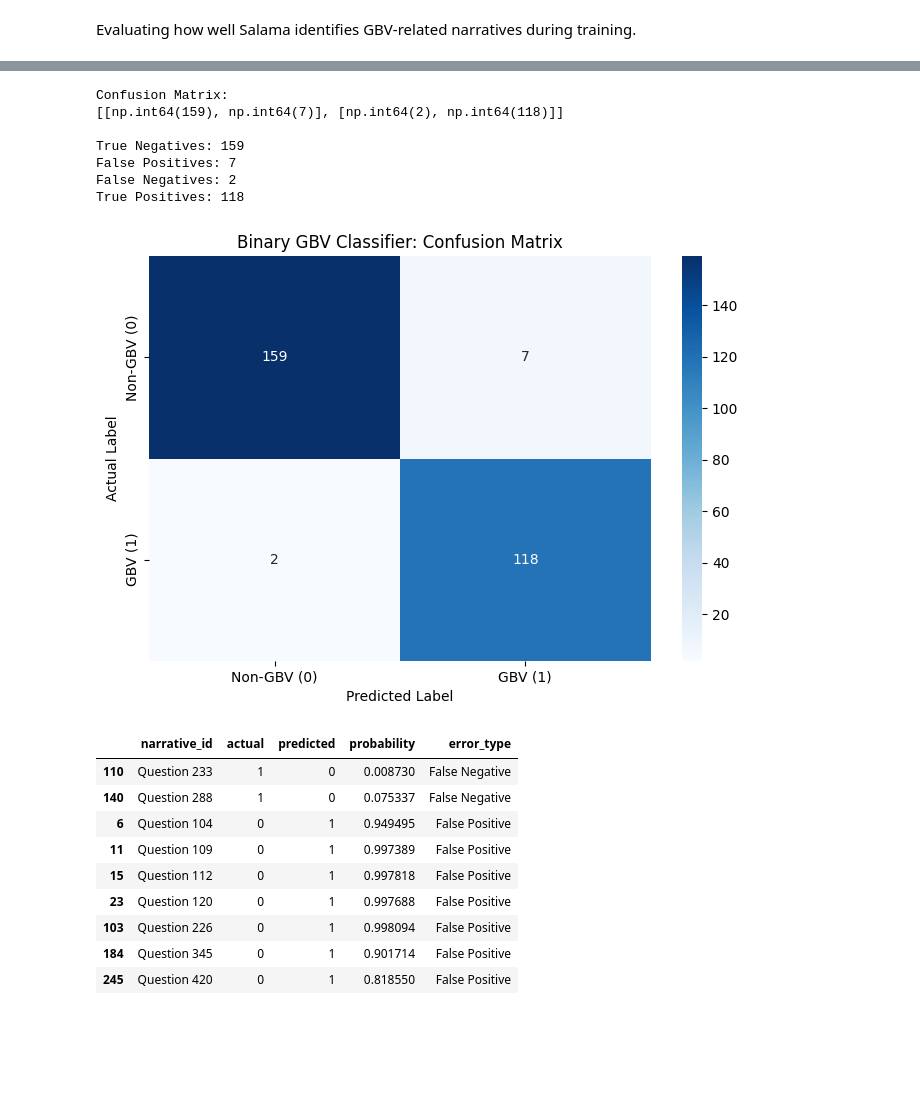
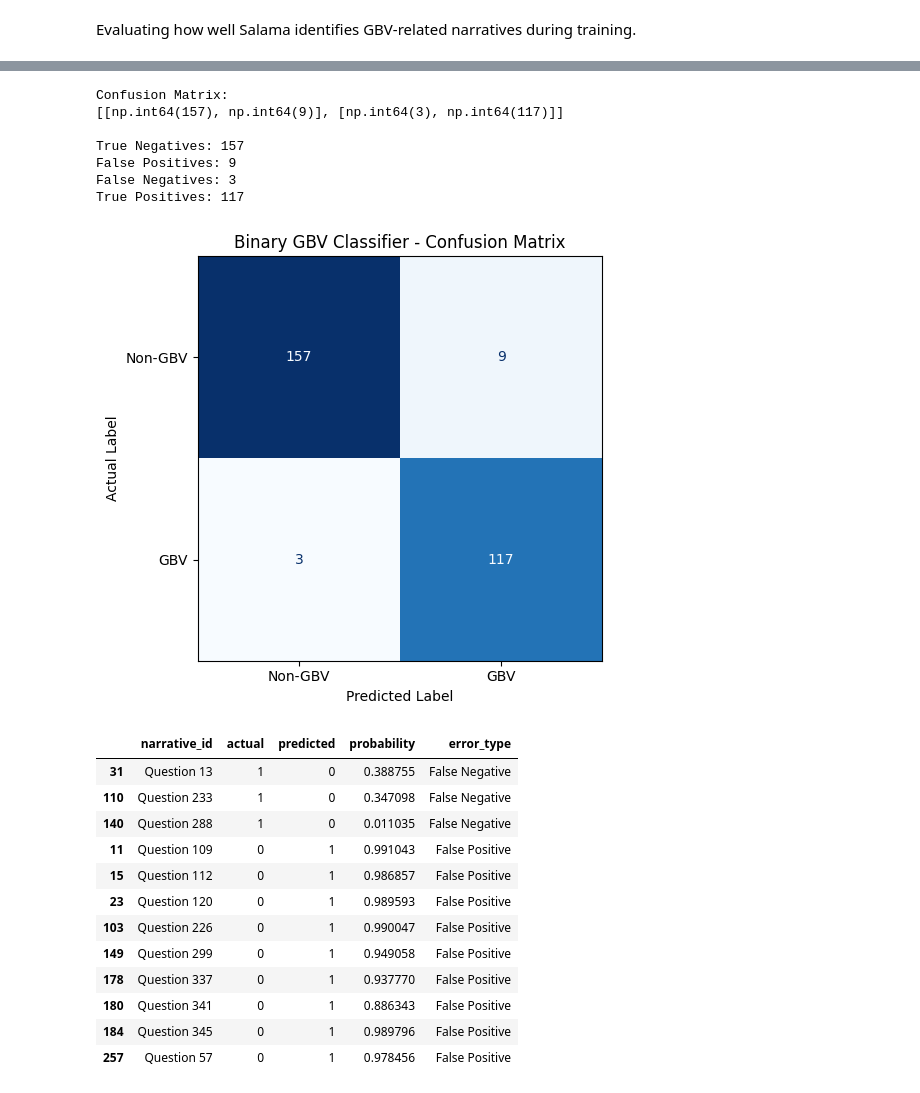
Before and after one commit to Njeri-Kiarie/Final_Capstone, a Jupyter notebook: Salama_DistilBERT_Training.ipynb, the cells around one changed output, grey strips where cells are left out. Cells and saved outputs as stored; diff of their text form; code cells hidden in the pictures; blank space fills up the shorter version.

Commit message:
DistilBERT binary GBV classification and multilabel gbv classification model training and error analysis

```diff
--- a/Salama_DistilBERT_Training.ipynb
+++ b/Salama_DistilBERT_Training.ipynb
@@ -43,8 +43,8 @@ import pandas as pd
 
 # Load the prepared datasets
 train_chunks = pd.read_json("train_chunks.json")
-dev_chunks = pd.read_json("dev_chunks.json")
-test_chunks_df = pd.read_json("test_chunks.json")
+dev_chunks = pd.read_json("dev_chunks_cleaned (2).json")
+test_chunks_df = pd.read_json("test_chunks_cleaned (2).json")
 
 # Check their shapes
 print("Training:", train_chunks.shape)
@@ -634,7 +630,7 @@ Validation loss decreased during the first two epochs but increased in the third
 # Examining the confusion matrix
 from transformers import AutoModelForSequenceClassification
 
-# Reload the best model (Epoch 2)
+# Reload the best model (Epoch 3)
 best_binary_model = AutoModelForSequenceClassification.from_pretrained(
     "salama_binary_best"
 ).to(device)
@@ -702,41 +698,43 @@ print("False Negatives:", fn)
 print("True Positives:", tp)
 # %% [output]
 Confusion Matrix:
-[[np.int64(159), np.int64(7)], [np.int64(2), np.int64(118)]]
+[[np.int64(157), np.int64(9)], [np.int64(3), np.int64(117)]]
 
-True Negatives: 159
-False Positives: 7
-False Negatives: 2
-True Positives: 118
+True Negatives: 157
+False Positives: 9
+False Negatives: 3
+True Positives: 117
 # %%
+from sklearn.metrics import ConfusionMatrixDisplay
 import matplotlib.pyplot as plt
-import seaborn as sns
 import numpy as np
 
-cm = np.array([
-    [159, 7],
-    [2, 118]
-])
+# Create confusion matrix
+cm = np.array([[tn, fp],
+               [fn, tp]])
 
-plt.figure(figsize=(7, 5))
-
-sns.heatmap(
-    cm,
-    annot=True,
-    fmt="d",
-    cmap="Blues",
-    xticklabels=["Non-GBV (0)", "GBV (1)"],
-    yticklabels=["Non-GBV (0)", "GBV (1)"]
+# Visualize confusion matrix
+disp = ConfusionMatrixDisplay(
+    confusion_matrix=cm,
+    display_labels=["Non-GBV", "GBV"]
 )
 
-plt.title("Binary GBV Classifier: Confusion Matrix")
+fig, ax = plt.subplots(figsize=(7, 5))
+
+disp.plot(
+    cmap="Blues",
+    values_format="d",
+    ax=ax,
+    colorbar=False
+)
+
+plt.title("Binary GBV Classifier - Confusion Matrix")
 plt.xlabel("Predicted Label")
 plt.ylabel("Actual Label")
-
 plt.tight_layout()
 plt.show()
 # %% [output]
-[figure, old version]
+[figure, new version]
 # %%
 # Examining the misclassified narratives
 # Extract incorrectly classified narratives
@@ -761,15 +759,18 @@ display(
 )
 # %% [output]
 |  | narrative_id | actual | predicted | probability | error_type |
-| 110 | Question 233 | 1 | 0 | 0.008730 | False Negative |
-| 140 | Question 288 | 1 | 0 | 0.075337 | False Negative |
-| 6 | Question 104 | 0 | 1 | 0.949495 | False Positive |
-| 11 | Question 109 | 0 | 1 | 0.997389 | False Positive |
-| 15 | Question 112 | 0 | 1 | 0.997818 | False Positive |
-| 23 | Question 120 | 0 | 1 | 0.997688 | False Positive |
-| 103 | Question 226 | 0 | 1 | 0.998094 | False Positive |
-| 184 | Question 345 | 0 | 1 | 0.901714 | False Positive |
-| 245 | Question 420 | 0 | 1 | 0.818550 | False Positive |
+| 31 | Question 13 | 1 | 0 | 0.388755 | False Negative |
+| 110 | Question 233 | 1 | 0 | 0.347098 | False Negative |
+| 140 | Question 288 | 1 | 0 | 0.011035 | False Negative |
+| 11 | Question 109 | 0 | 1 | 0.991043 | False Positive |
+| 15 | Question 112 | 0 | 1 | 0.986857 | False Positive |
+| 23 | Question 120 | 0 | 1 | 0.989593 | False Positive |
+| 103 | Question 226 | 0 | 1 | 0.990047 | False Positive |
+| 149 | Question 299 | 0 | 1 | 0.949058 | False Positive |
+| 178 | Question 337 | 0 | 1 | 0.937770 | False Positive |
+| 180 | Question 341 | 0 | 1 | 0.886343 | False Positive |
+| 184 | Question 345 | 0 | 1 | 0.989796 | False Positive |
+| 257 | Question 57 | 0 | 1 | 0.978456 | False Positive |
 # %%
 # Investigating the original narratives
 from transformers import AutoTokenizer
```
Also changed, not shown: parts of 31 cells of this notebook.
